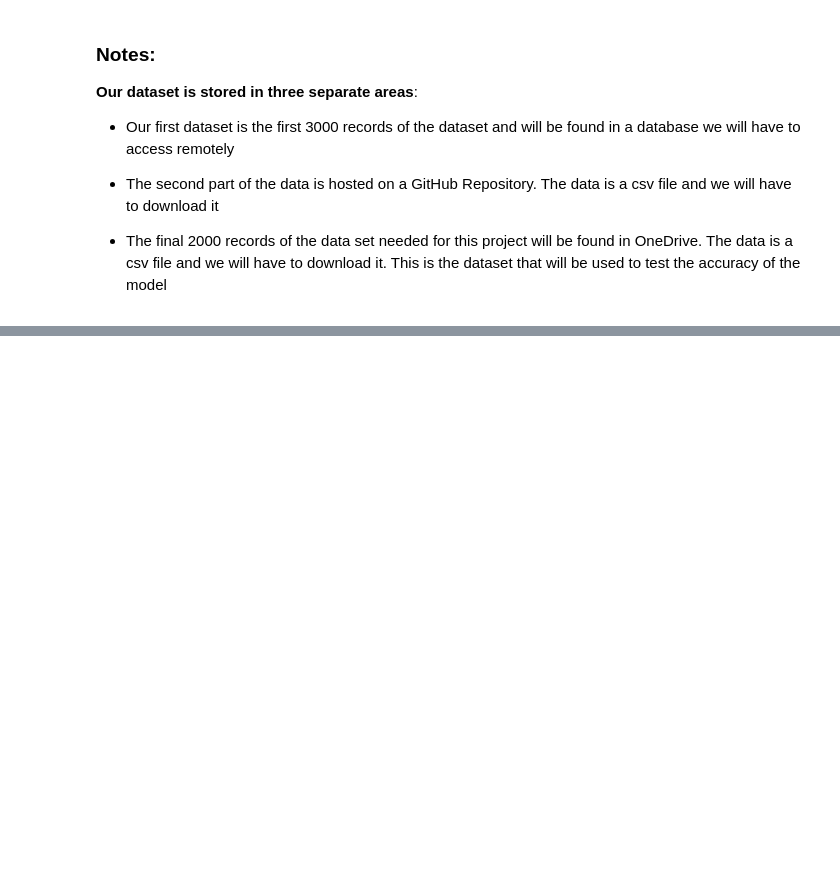
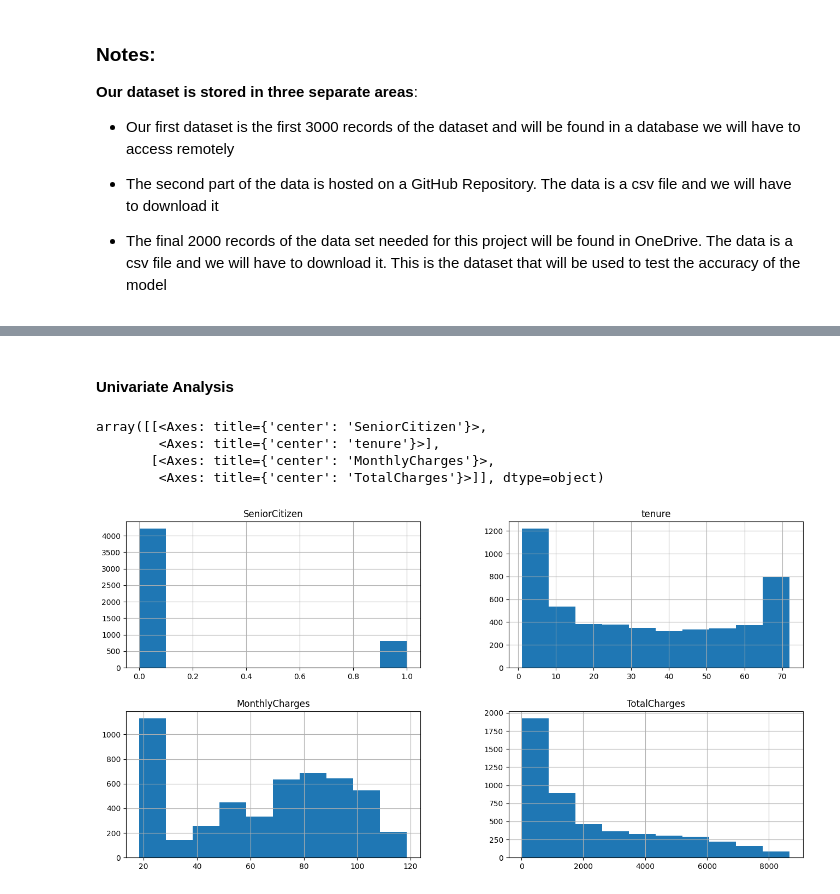
Before and after one commit to Joykoech/Customer-churn-prediction, a Jupyter notebook: notebook/churn.ipynb, the cells around one changed output, grey strips where cells are left out. Saved outputs shown, nothing was run; the diff lists cells and outputs as text; code cells hidden in the pictures; blank space fills up the shorter version.

```diff
--- a/notebook/churn.ipynb
+++ b/notebook/churn.ipynb
@@ -71,0 +235,4 @@ OperationalError: ('08001', '[08001] [Microsoft][ODBC SQL Server Driver][DBNETLI
+# %%
+# convert Totalcharge column to numerical
+train_data.TotalCharges = pd.to_numeric(train_data.TotalCharges, errors='coerce')
+train_data.info()
@@ -71,0 +257,15 @@ OperationalError: ('08001', '[08001] [Microsoft][ODBC SQL Server Driver][DBNETLI
+# %%
+# Input missing values with the mode
+columns_to_replace= ['MultipleLines','OnlineSecurity',
+                     'OnlineBackup','DeviceProtection','TechSupport','StreamingTV',
+                     'StreamingMovies'
+                     ]
+
+for column in columns_to_replace:
+    train_data[column].fillna(train_data[column].mode()[0],inplace=True)
+# %%
+# Drop missing value in the churn column
+train_data.dropna(subset='Churn',inplace=True)
+# %%
+# Drop rows where tenure = 0
+train_data.drop(labels=train_data[train_data['tenure']== 0].index,axis=0, inplace=True)
@@ -71,0 +365,10 @@ OperationalError: ('08001', '[08001] [Microsoft][ODBC SQL Server Driver][DBNETLI
+# %% [markdown]
+#### Univariate Analysis
+# %%
+train_data.hist(figsize=(16,8))
+# %% [output]
+array([[<Axes: title={'center': 'SeniorCitizen'}>,
+        <Axes: title={'center': 'tenure'}>],
+       [<Axes: title={'center': 'MonthlyCharges'}>,
+        <Axes: title={'center': 'TotalCharges'}>]], dtype=object)
+[figure, added]
```
Also changed, not shown: parts of 102 cells of this notebook, 3 other files.
